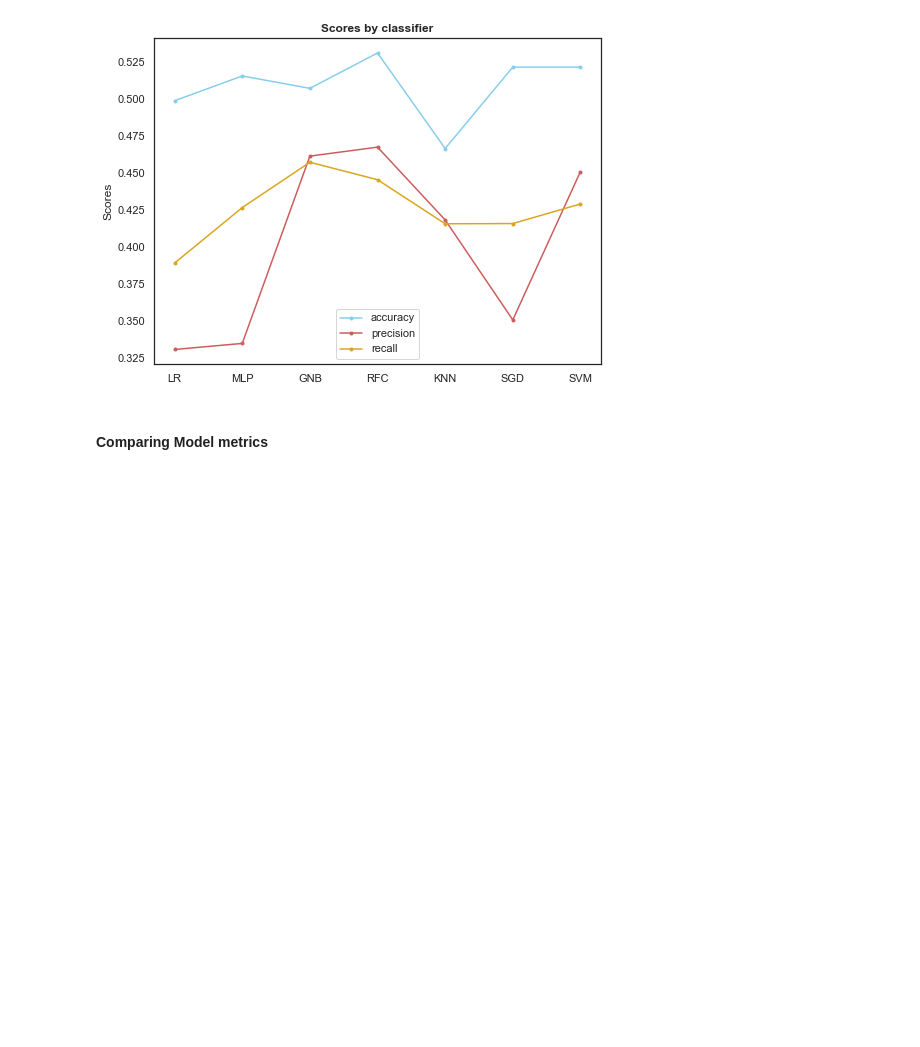
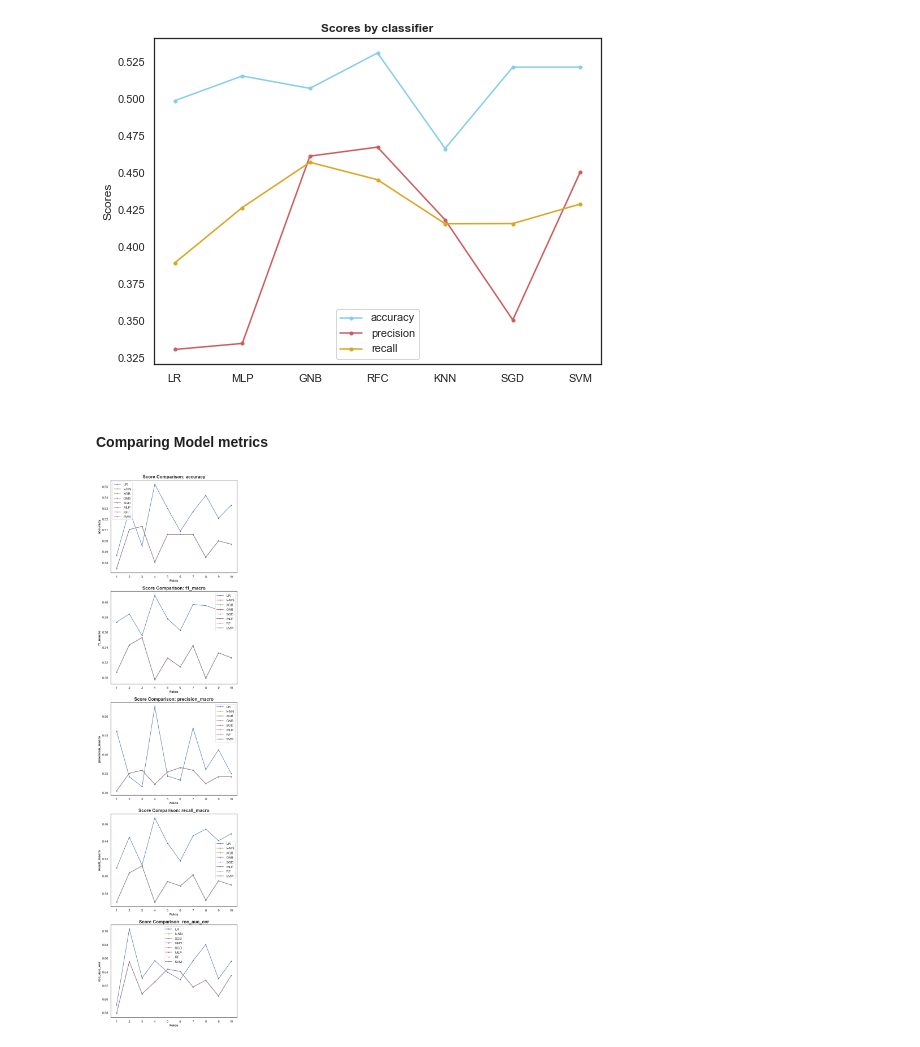
Before and after one commit to arundathi-shanthini/Beat-the-Bookie, a Jupyter notebook: Code/Beat The Bookie.ipynb, the cells around one changed output. Drawn from its saved outputs; the diff is of its cells as text; code cells hidden in the pictures; blank space fills up the shorter version.

Commit message:
Corrected cross-validated score visualisation

```diff
--- a/Code/Beat The Bookie.ipynb
+++ b/Code/Beat The Bookie.ipynb
@@ -1096,21 +1085,23 @@ plt.show()
 #### Comparing Model metrics
 # %%
 index=np.arange(1,11)
-fig,axs=plt.subplots(2,2,figsize=(22,8))
+fig,axs=plt.subplots(5,1,figsize=(8,35))
 
-for ind,score in zip(np.arange(4),['accuracy','f1_macro','precision_macro','roc_auc_ovr']):
+for ind,score in zip(np.arange(5),['accuracy','f1_macro','precision_macro','recall_macro','roc_auc_ovr']):
     axs[ind].plot(index,scores_LR['test_%s'%(score)],label='LR',marker='.')
     axs[ind].plot(index,scores_KNN['test_%s'%(score)],label='k-NN',marker='.')
     axs[ind].plot(index,scores_XGB['test_%s'%(score)],label='XGB',marker='.')
     axs[ind].plot(index,scores_GNB['test_%s'%(score)],label='GNB',marker='.')
     axs[ind].plot(index,scores_SGD['test_%s'%(score)],label='SGD',marker='.')
     axs[ind].plot(index,scores_MLP['test_%s'%(score)],label='MLP',marker='.')
     axs[ind].plot(index,scores_RFC['test_%s'%(score)],label='RF',marker='.')
     axs[ind].plot(index,scores_SVM['test_%s'%(score)],label='SVM',marker='.')
     axs[ind].set_xticks(np.arange(1,11))
     axs[ind].legend(fontsize=12)
     axs[ind].set_xlabel('Folds',fontsize=12,fontweight='bold')
     axs[ind].set_ylabel('%s'%(score),fontsize=12,fontweight='bold')
     axs[ind].set_title('Score Comparison: %s'%(score),fontsize=16,fontweight='bold')
 
 plt.show()
+# %% [output]
+[figure, added]
```
Also changed, not shown: parts of 2 cells of this notebook.
